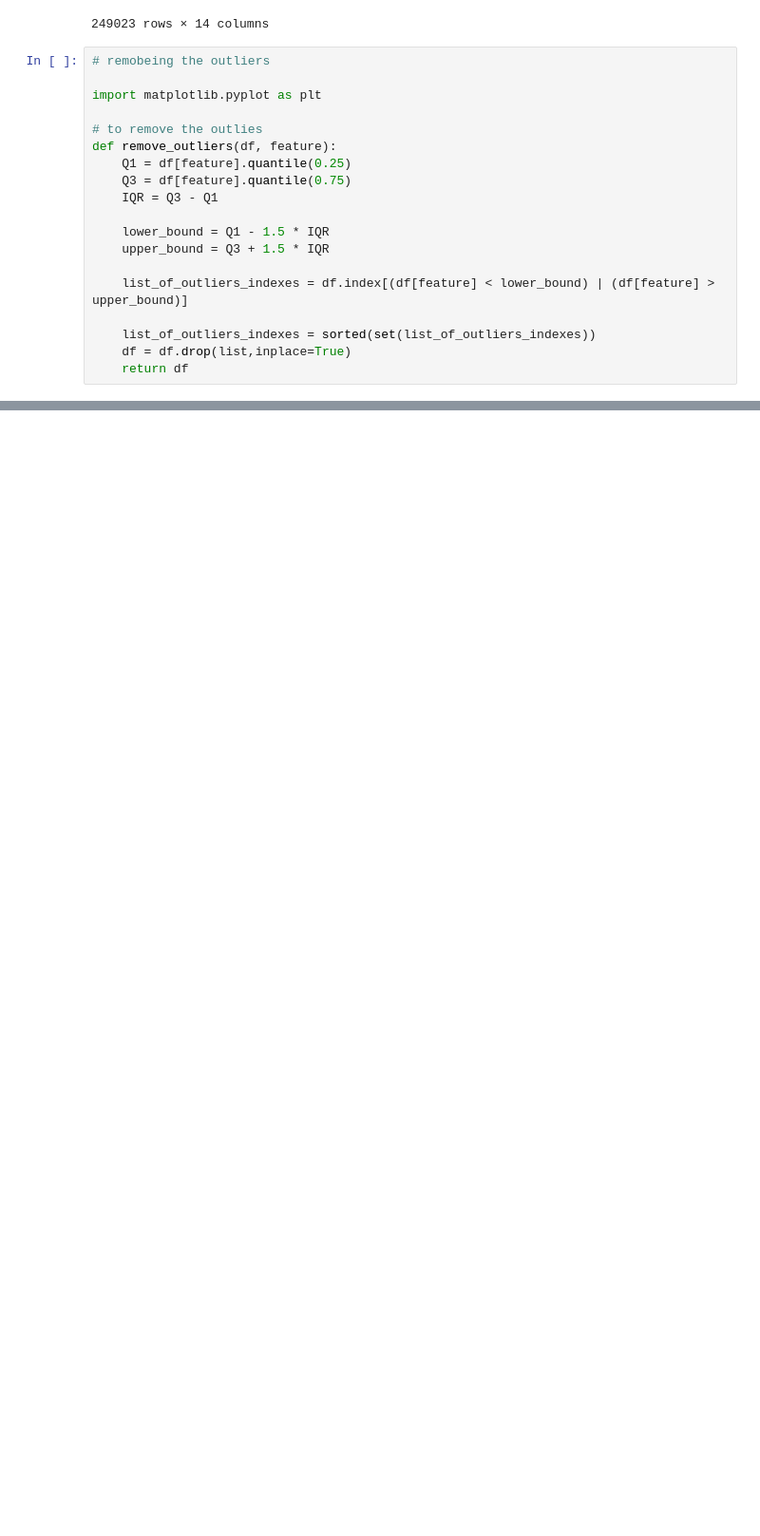
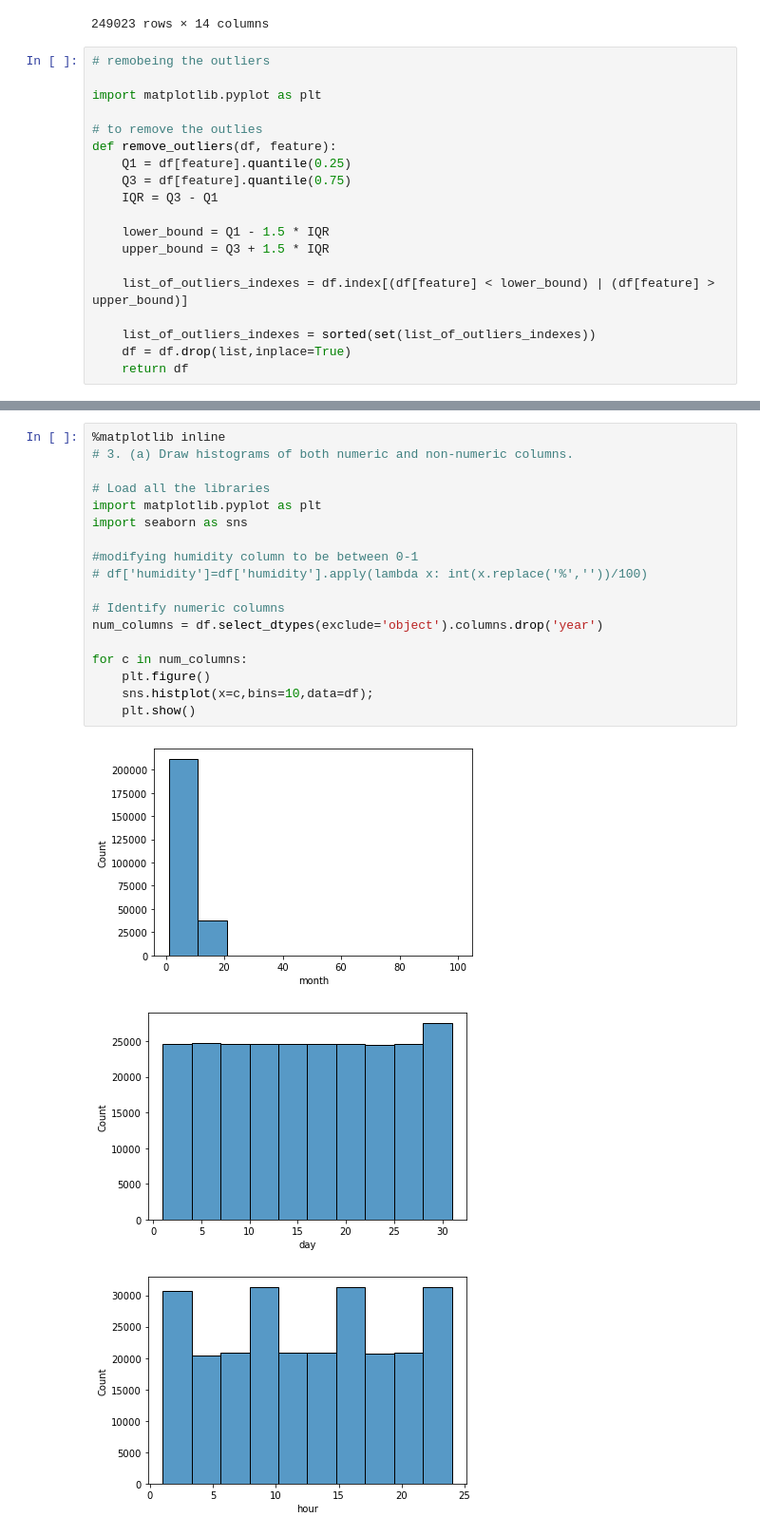
Before and after one commit to hassain-saeed28/ISE-291-Project-term-221, a Jupyter notebook: Project.ipynb, the cells around one changed output, grey strips where cells are left out. Shown: that part at 95% size. Cells and saved outputs as stored; diff of their text form; blank space fills up the shorter version.

Commit message:
displaying statistical summaries and making univariate graphs

```diff
--- a/Project.ipynb
+++ b/Project.ipynb
@@ -152,0 +181,22 @@ def remove_outliers(df, feature):
+# %%
+%matplotlib inline
+# 3. (a) Draw histograms of both numeric and non-numeric columns.
+
+# Load all the libraries
+import matplotlib.pyplot as plt
+import seaborn as sns
+
+#modifying humidity column to be between 0-1
+# df['humidity']=df['humidity'].apply(lambda x: int(x.replace('%',''))/100)
+
+# Identify numeric columns
+num_columns = df.select_dtypes(exclude='object').columns.drop('year')
+
+for c in num_columns:
+    plt.figure()
+    sns.histplot(x=c,bins=10,data=df);
+    plt.show()
+# %% [output]
+[figure, added]
+[figure, added]
+[figure, added]
```
Also changed, not shown: parts of 5 cells of this notebook.
